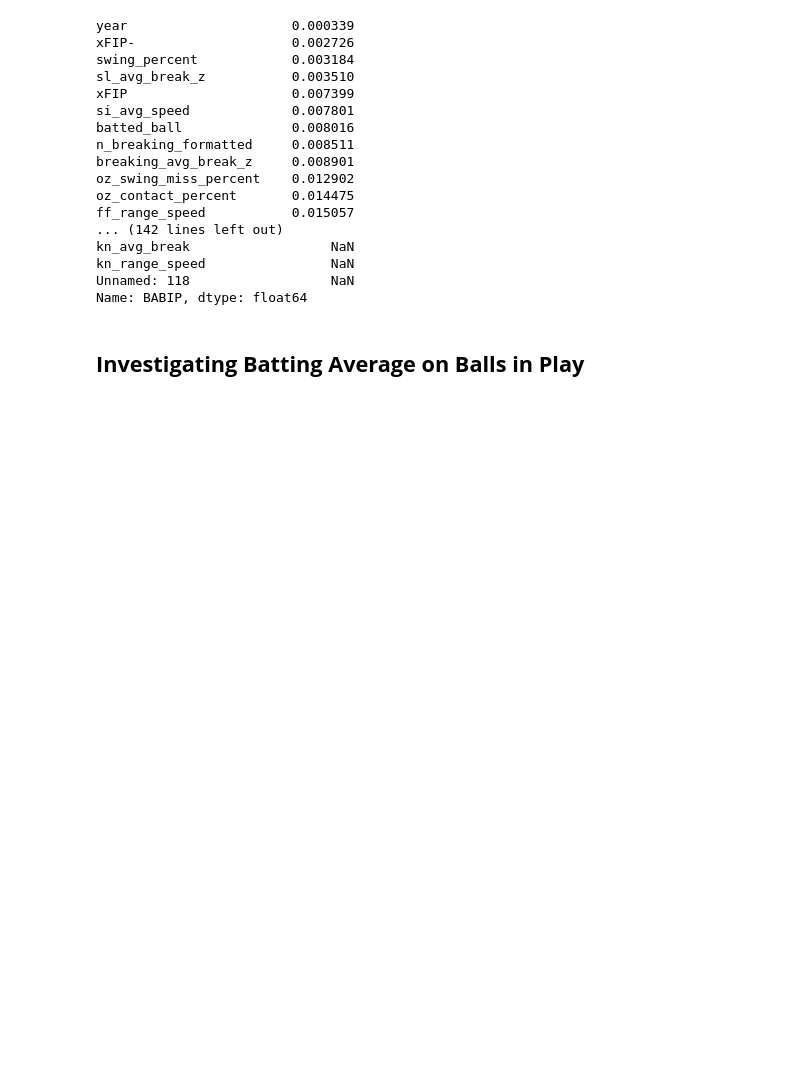
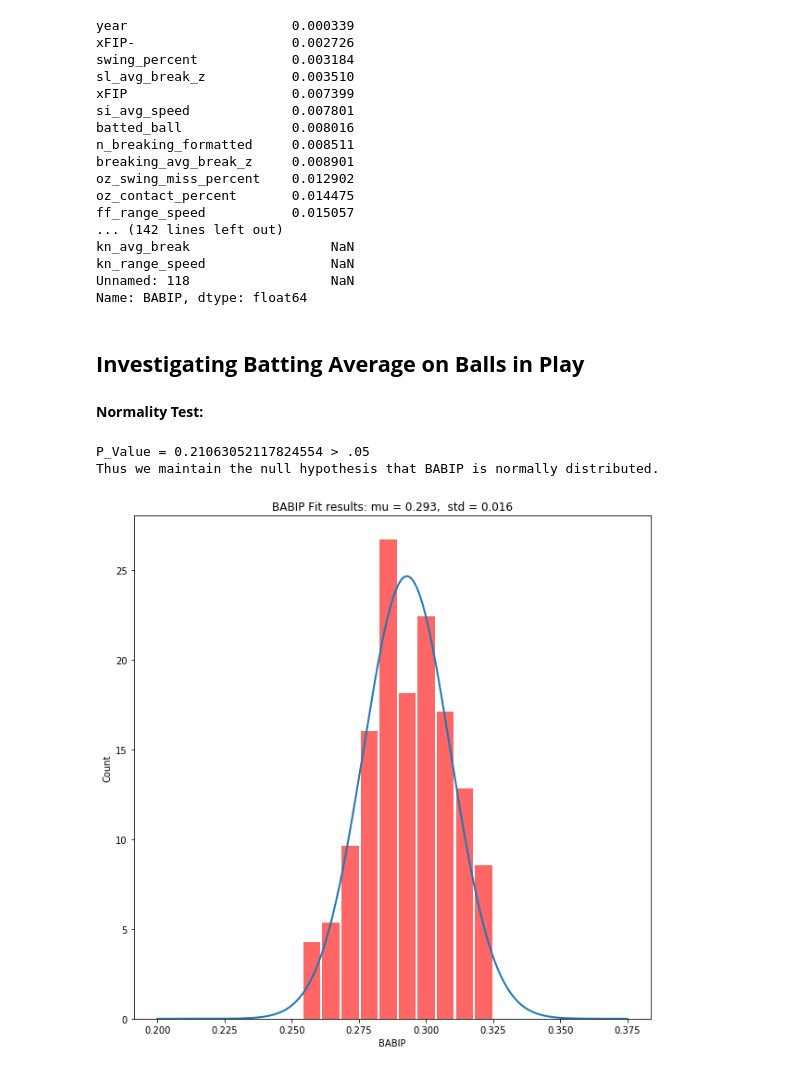
Before and after one commit to Rob-Lando/on-the-bump, a Jupyter notebook: Pitching_Analysis.ipynb, the cells around one changed output. Cells and saved outputs as stored; diff of their text form; code cells hidden in the pictures; blank space fills up the shorter version.

Commit message:
Normality Test and Distribution Fit for BABIP added

```diff
--- a/Pitching_Analysis.ipynb
+++ b/Pitching_Analysis.ipynb
@@ -183,6 +184,33 @@ Unnamed: 118                  NaN
 Name: BABIP, dtype: float64
 # %% [markdown]
 ## **Investigating Batting Average on Balls in Play**
+# %% [markdown]
+**Normality Test:**
+# %%
+statistic,p_value = shapiro(fg_sav['BABIP'])
+print(f"P_Value = {p_value} > .05")
+print("Thus we maintain the null hypothesis that BABIP is normally distributed.")
+# %% [output]
+P_Value = 0.21063052117824554 > .05
+Thus we maintain the null hypothesis that BABIP is normally distributed.
+# %%
+fig,ax = plt.subplots()
+fig.set_size_inches(10,10)
+
+mu, std = norm.fit(fg_sav['BABIP'])
+
+plt.hist(fg_sav['BABIP'], bins=10, density=True, alpha=0.6, color='r',rwidth = .9)
+xmin, xmax = plt.xlim()
+x = np.linspace(.2,.375,1000)
+p = norm.pdf(x, mu, std)
+plt.plot(x, p, linewidth=2)
+title = f"BABIP Fit results: mu = {round(mu,3)},  std = {round(std,3)}"
+plt.title(title)
+plt.xlabel('BABIP')
+plt.ylabel('Count')
+plt.show()
+# %% [output]
+[figure, added]
 # %%
 fig = px.scatter(fg_sav, x="popups_percent", y="BABIP",
                  size = 'pitch_count',color ="IP",
```
Also changed, not shown: parts of 22 cells of this notebook.
